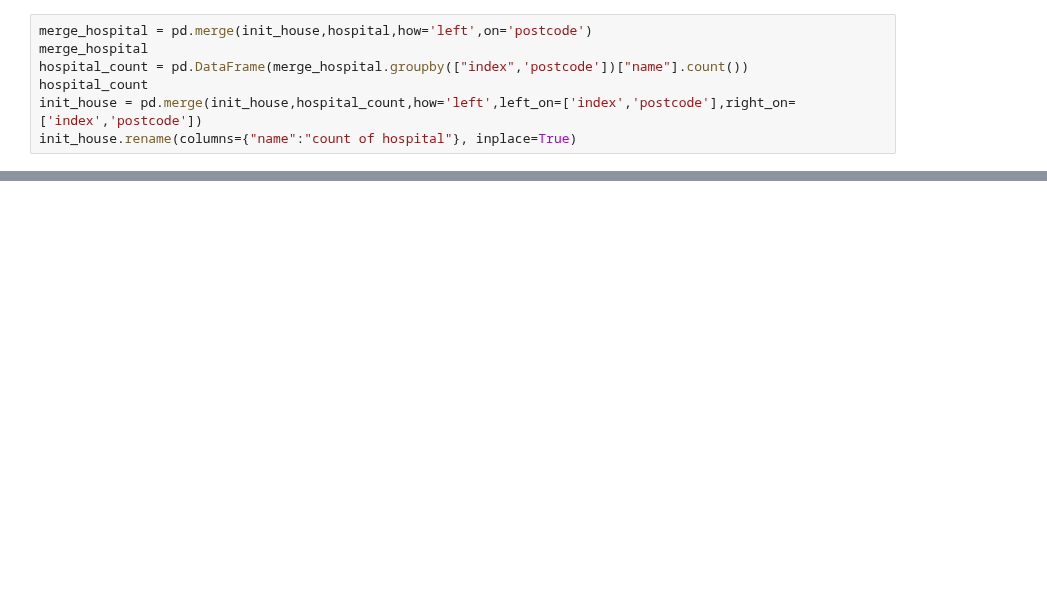
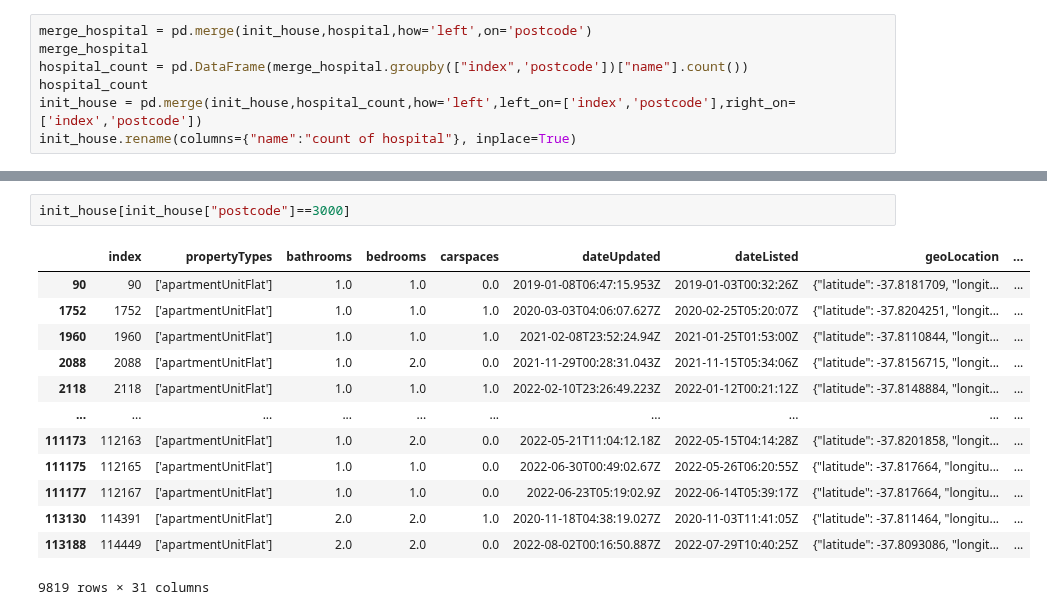
Before and after one commit to MAST30034-Applied-Data-Science/generic-real-estate-consulting-project-group-12, a Jupyter notebook: notebooks/merge.ipynb, the cells around one changed output, grey strips where cells are left out. Cells and saved outputs as stored; diff of their text form; blank space fills up the shorter version.

```diff
--- a/notebooks/merge.ipynb
+++ b/notebooks/merge.ipynb
@@ -126,0 +205,16 @@ init_house.rename(columns={"name":"count of hospital"}, inplace=True)
+# %%
+init_house[init_house["postcode"]==3000]
+# %% [output]
+|  | index | propertyTypes | bathrooms | bedrooms | carspaces | dateUpdated | dateListed | geoLocation | ... |
+| 90 | 90 | ['apartmentUnitFlat'] | 1.0 | 1.0 | 0.0 | 2019-01-08T06:47:15.953Z | 2019-01-03T00:32:26Z | {"latitude": -37.8181709, "longit... | ... |
+| 1752 | 1752 | ['apartmentUnitFlat'] | 1.0 | 1.0 | 1.0 | 2020-03-03T04:06:07.627Z | 2020-02-25T05:20:07Z | {"latitude": -37.8204251, "longit... | ... |
+| 1960 | 1960 | ['apartmentUnitFlat'] | 1.0 | 1.0 | 1.0 | 2021-02-08T23:52:24.94Z | 2021-01-25T01:53:00Z | {"latitude": -37.8110844, "longit... | ... |
+| 2088 | 2088 | ['apartmentUnitFlat'] | 1.0 | 2.0 | 0.0 | 2021-11-29T00:28:31.043Z | 2021-11-15T05:34:06Z | {"latitude": -37.8156715, "longit... | ... |
+| 2118 | 2118 | ['apartmentUnitFlat'] | 1.0 | 1.0 | 1.0 | 2022-02-10T23:26:49.223Z | 2022-01-12T00:21:12Z | {"latitude": -37.8148884, "longit... | ... |
+| ... | ... | ... | ... | ... | ... | ... | ... | ... | ... |
+| 111173 | 112163 | ['apartmentUnitFlat'] | 1.0 | 2.0 | 0.0 | 2022-05-21T11:04:12.18Z | 2022-05-15T04:14:28Z | {"latitude": -37.8201858, "longit... | ... |
+| 111175 | 112165 | ['apartmentUnitFlat'] | 1.0 | 1.0 | 0.0 | 2022-06-30T00:49:02.67Z | 2022-05-26T06:20:55Z | {"latitude": -37.817664, "longitu... | ... |
+| 111177 | 112167 | ['apartmentUnitFlat'] | 1.0 | 1.0 | 0.0 | 2022-06-23T05:19:02.9Z | 2022-06-14T05:39:17Z | {"latitude": -37.817664, "longitu... | ... |
+| 113130 | 114391 | ['apartmentUnitFlat'] | 2.0 | 2.0 | 1.0 | 2020-11-18T04:38:19.027Z | 2020-11-03T11:41:05Z | {"latitude": -37.811464, "longitu... | ... |
+| 113188 | 114449 | ['apartmentUnitFlat'] | 2.0 | 2.0 | 0.0 | 2022-08-02T00:16:50.887Z | 2022-07-29T10:40:25Z | {"latitude": -37.8093086, "longit... | ... |
+9819 rows × 31 columns
```
Also changed, not shown: parts of 31 cells of this notebook, 3 other files.
